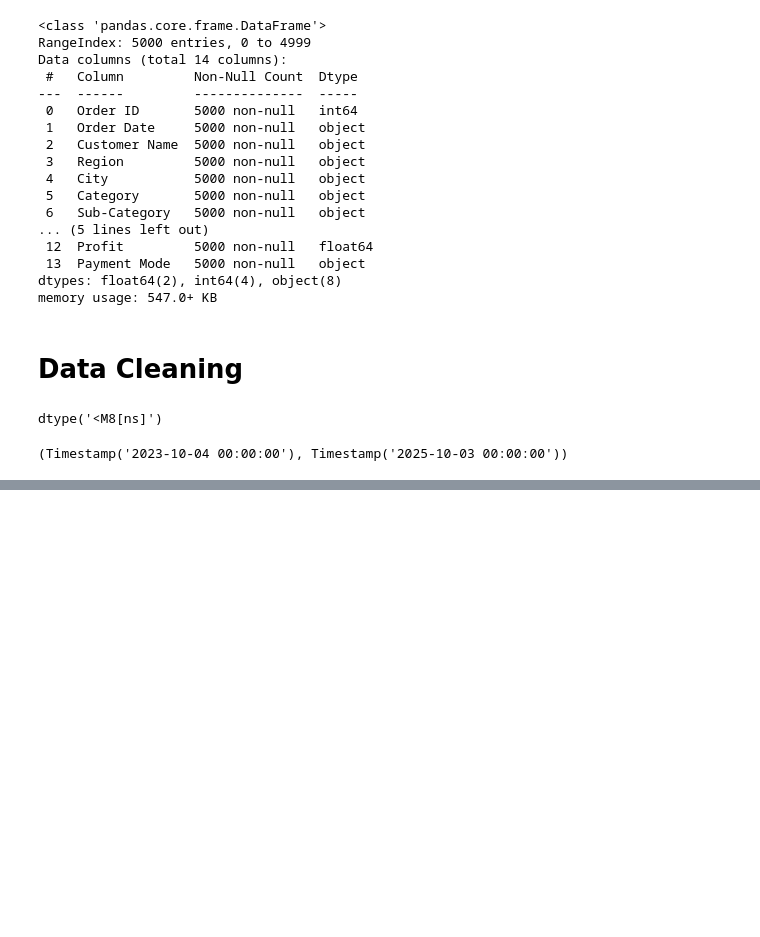
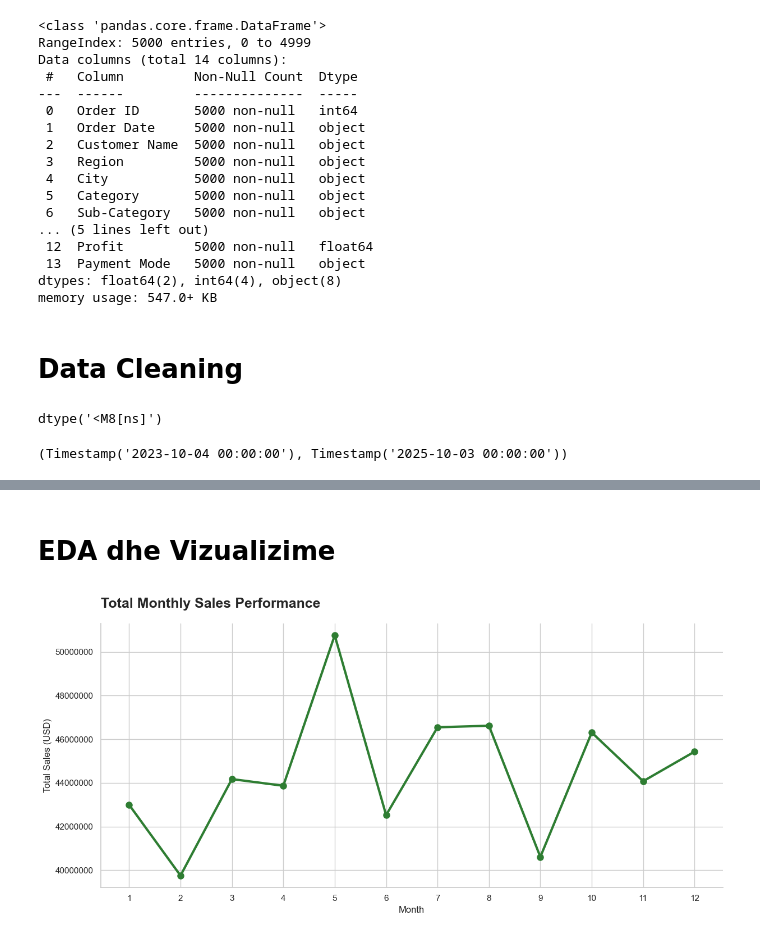
Before and after one commit to VocaDev/Data-Engineering-Internship-Project, a Jupyter notebook: Cleaning.ipynb, the cells around one changed output, grey strips where cells are left out. Drawn from its saved outputs; the diff is of its cells as text; code cells hidden in the pictures; blank space fills up the shorter version.

```diff
--- a/Cleaning.ipynb
+++ b/Cleaning.ipynb
@@ -58,0 +152,2 @@ df['Order Date'].min(), df['Order Date'].max()
+# %% [markdown]
+# EDA dhe Vizualizime
@@ -58,0 +158,27 @@ df['Order Date'].min(), df['Order Date'].max()
+# %%
+df['Year'] = df['Order Date'].dt.year
+df['Month'] = df['Order Date'].dt.month
+df['Month_Name'] = df['Order Date'].dt.month_name()
+# %%
+monthly_sales = df.groupby('Month')['Sales'].sum().reset_index()
+monthly_sales = monthly_sales.sort_values('Month')
+
+sns.set_theme(style="whitegrid")
+plt.figure(figsize=(12, 6))
+
+plt.plot(monthly_sales['Month'], monthly_sales['Sales'],
+                  marker='o', markersize=8, linewidth=3, color='#2e7d32')
+
+
+plt.title('Total Monthly Sales Performance', loc='left', fontsize=18, fontweight='bold', pad=20)
+plt.xlabel('Month', fontsize=12)
+plt.ylabel('Total Sales (USD)', fontsize=12)
+plt.xticks(range(1, 13))
+sns.despine()
+
+plt.tight_layout()
+plt.gca().yaxis.set_major_formatter(ticker.ScalarFormatter(useOffset=False))
+plt.gca().ticklabel_format(style='plain', axis='y')
+plt.show()
+# %% [output]
+[figure, added]
```
Also changed, not shown: parts of 21 cells of this notebook.
